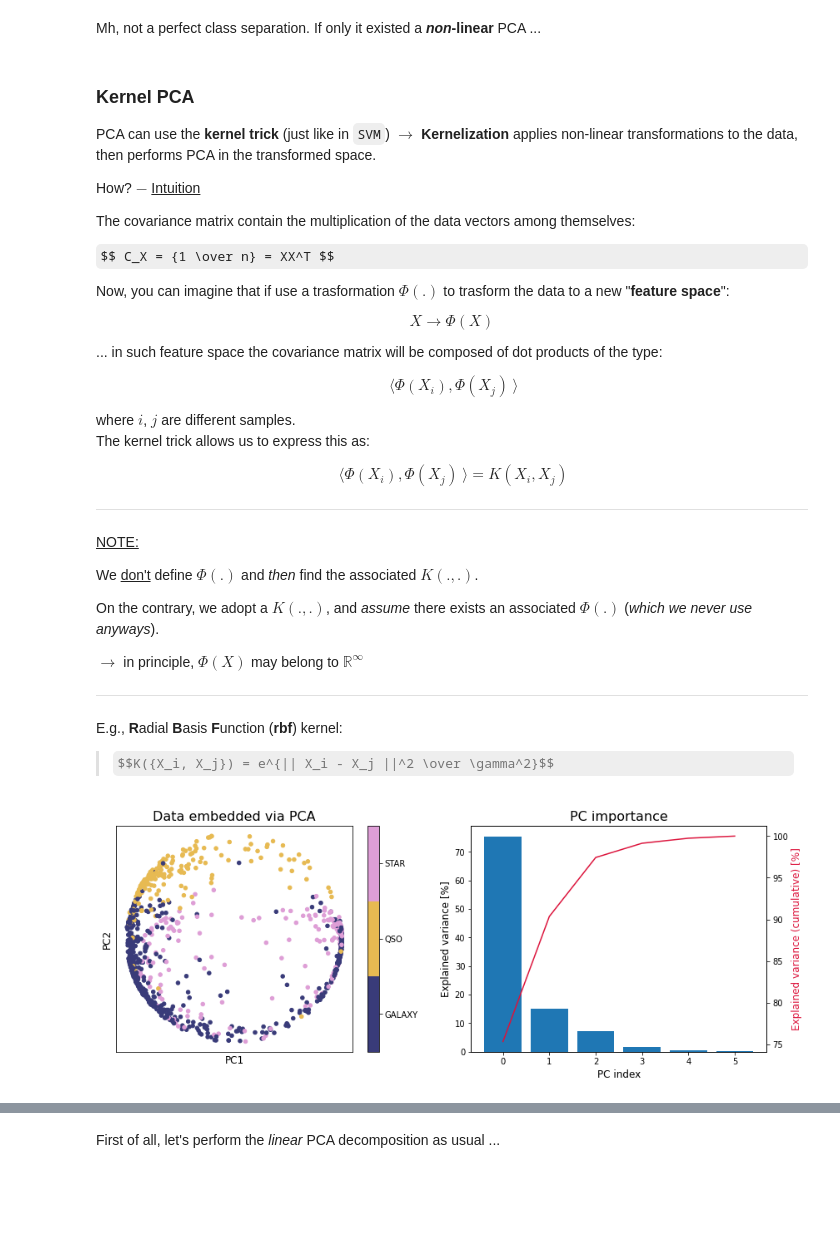
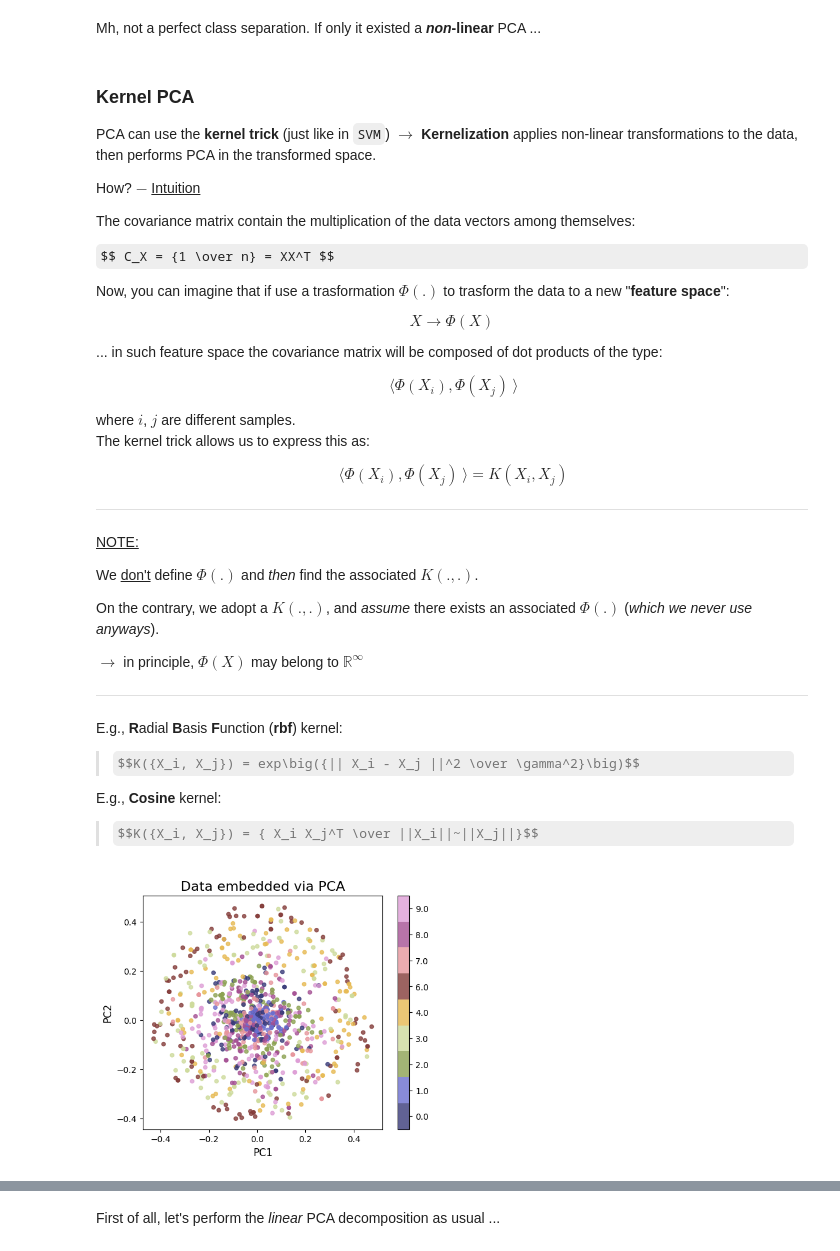
Before and after one commit to astrostatistics-in-crete/2023_summer_school, a Jupyter notebook: ML_Practices/ML_Practices_S_answerkey.ipynb, the cells around one changed output, grey strips where cells are left out. Cells and saved outputs as stored; diff of their text form; code cells hidden in the pictures; some formulas as TeX source; blank space fills up the shorter version.

```diff
--- a/ML_Practices/ML_Practices_S_answerkey.ipynb
+++ b/ML_Practices/ML_Practices_S_answerkey.ipynb
@@ -790,32 +232,0 @@ _For example, we can reduce to 2 or 3 dimensions, so that we can directly visual
-# %%
-# Let's build a "easy" dataset with lots of features ...
-
-from sklearn.datasets import make_classification
-from prettytable import PrettyTable
-import numpy as np
-import pandas as pd
-
-X, y = make_classification(n_samples=500, n_features=1000, n_informative=900,
-                           n_redundant=100, n_repeated=0, n_classes=5,
-                           n_clusters_per_class=1, weights=None, flip_y=0.01,
-                           class_sep=3.5, hypercube=True, shift=0.0, scale=1.0,
-                           shuffle=True, random_state=42)
-# NOTE: <class_sep> sets how far apart are the clusters: larger values produce
-#       easier sets, in the sense that they are more easily separable.
-
-classes = np.unique(y)
-print('There are %s classes' % len(classes))
-
-table = PrettyTable()
-table.title = str('Data shape')
-table.field_names = ['X', 'y']
-table.add_row([np.shape(X), np.shape(y)])
-print(table)
-
-feature_names = ["X"+str(i) for i in range(np.shape(X)[1])]
-
-# Converting data to dataframe:
-df_data = pd.DataFrame(data=np.append(X, y[:,None],1), columns=feature_names+['y'])
-
-# Displaying first 5 rows:
-display(df_data.head(5))
@@ -1087,16 +630,22 @@ $\rightarrow$ in principle, $\Phi(X)$ may belong to $\mathbb{R}^\infty$
 - - -
 
 E.g., **R**adial **B**asis **F**unction (**rbf**) kernel:
-> $$K({X_i, X_j}) = e^{|| X_i - X_j ||^2 \over \gamma^2}$$
+> $$K({X_i, X_j}) = exp\big({|| X_i - X_j ||^2 \over \gamma^2}\big)$$
+
+E.g., **Cosine** kernel:
+> $$K({X_i, X_j}) = { X_i X_j^T \over ||X_i||~||X_j||}$$
 # %%
+%%time
 from sklearn.decomposition import KernelPCA
 
-#kernel_pca = KernelPCA(n_components=None, kernel="rbf", gamma=10)
-#kernel_pca = KernelPCA(n_components=None, kernel="poly" degree=2)
-kernel_pca = KernelPCA(n_components=None, kernel="cosine")
+#kernel_pca = KernelPCA(n_components=2, kernel="rbf", gamma=1)
+#kernel_pca = KernelPCA(n_components=2, kernel="poly", degree=3)
+kernel_pca = KernelPCA(n_components=2, kernel="cosine")
+#kernel_pca = KernelPCA(n_components=2, kernel="sigmoid", coef0=1.5)
 
-embedding = kernel_pca.fit(df_star_n).transform(df_star_n)
+embedding = kernel_pca.fit(X).transform(X)
+# NOTE: Kernel PCA normalizes internally
 
-plot_pca(pca, embedding, y=df_star['class'].values)
+plot_pca(kernel_pca, embedding, y=y)
 # %% [output]
-[figure, old version]
+[figure, new version]
```
Also changed, not shown: parts of 91 cells of this notebook, 1 other file.
